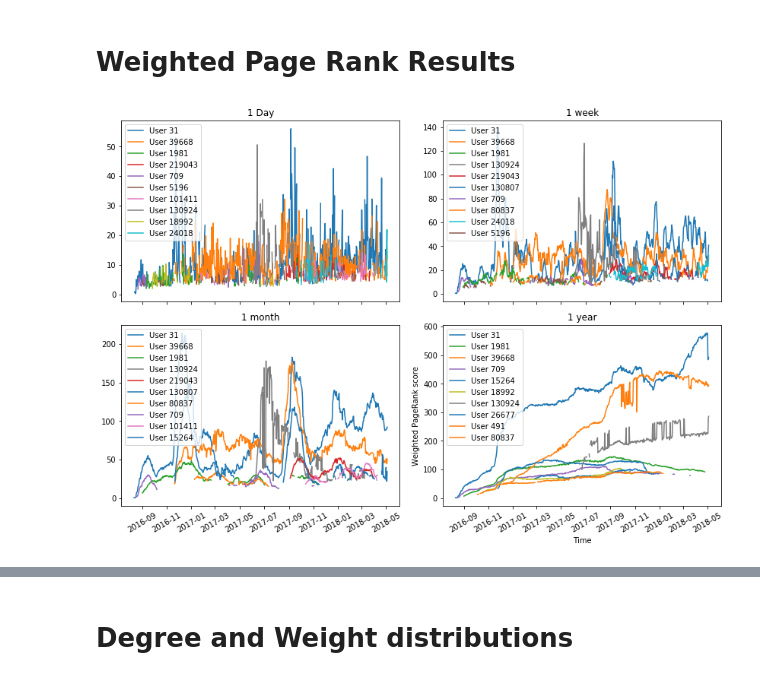
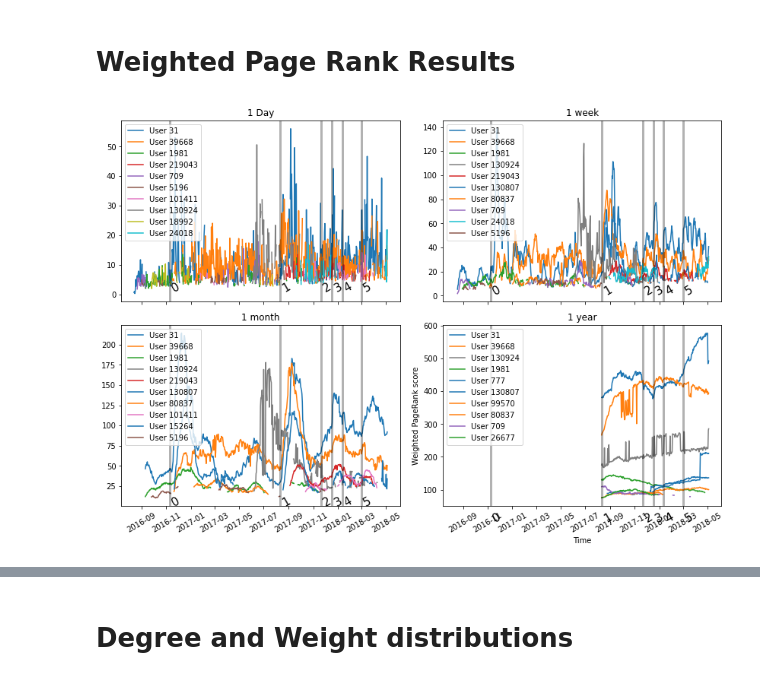
Before and after one commit to miratepuffin/Raphtory-Plots, a Jupyter notebook: GabPlots2.ipynb, the cells around one changed output, grey strips where cells are left out. Saved outputs shown, nothing was run; the diff lists cells and outputs as text; code cells hidden in the pictures.

Commit message:
adding latest jsons and plotting code'

```diff
--- a/GabPlots2.ipynb
+++ b/GabPlots2.ipynb
@@ -17,6 +18,13 @@ import networkx as nx
 a4_dims = (11.7, 8.27)
 windows = [86400000, 604800000, 2592000000, 31536000000]
 window_names = ['1 Day', '1 week', '1 month', '1 year']
+# %%
+events = {'2016-11-09': 'Trump wins election', \
+          '2017-08-11': 'Unite the Right rally', \
+          '2017-11-21': 'Plan to repeal net neutrality', \
+          '2017-12-18': 'Twitter suspends white nationalists', \
+          '2018-01-12': 'Trump "shithole" comment', \
+          '2018-03-01': 'Gilmore lawsuit against Alex Jones'}
 # %%
 def get_df(json_file):
     x = json.load(open(json_file))
@@ -100,35 +108,46 @@ from collections import defaultdict
 
 fig, axes = plt.subplots(nrows=2,ncols=2,figsize=a4_dims, sharex=True)
 plt.xticks(rotation=30)
+
+start, end = '2016-07-30 23:00:00','2018-05-30'
 
 file = "degree/WeightedPageRank.json"
 prepare_pr_file(file)
 pagerank = get_df("degree/tmp.json")
 
 windows = [86400000, 604800000, 2592000000, 31536000000]
 window_names = ['1 Day', '1 week', '1 month', '1 year']
 linecols = defaultdict(lambda : next(ax._get_lines.prop_cycler)['color'])
 
 for i, ax in enumerate(axes.flatten()):
     window = windows[i]
     name = window_names[i]
-    pr = pagerank[pagerank['windowsize']==window]
+    y = pagerank
+    mask = (y['time']>=start) & (y['time'] <= end) & (y['time'] >= y.iloc[0]['time'] + timedelta(microseconds=1000*window))
+    y=y[mask]
+    y['time'] = y['time'] - timedelta(microseconds=500*i)
+    pr = y[y['windowsize']==window]
     times = np.asarray(pr['time'])
     all_users = list(itertools.chain.from_iterable(pr['bestusers'].tolist()))
     unique_users = list(map(lambda y:y[0],Counter(list(map(lambda row: row['id'], all_users))).most_common(10)))
     #unique_users = (31,4987,1981,709,1175,18992,491,5196,1759,4555)
     for user in list(unique_users):
         ax.plot(times,get_pr_trajectory(user,pr),label="User "+str(user), color=linecols[user])
+    index=0
+    for event in events.keys():
+        ax.axvline(x=event, color='black', alpha=0.3, linewidth=3)
+        ax.text(event, 0.8, str(index), rotation=30, fontsize=15)
+        index +=1
     ax.set_title(name)
     ax.xaxis.set_tick_params(rotation=30)
     ax.legend()
 
 plt.xlabel('Time')
 plt.ylabel('Weighted PageRank score')
 plt.tight_layout()
 plt.show()
 # %% [output]
-[figure, old version]
+[figure, new version]
 # %%
 def get_degree(rankings, user):
     for row in rankings:
```
Also changed, not shown: parts of 9 cells of this notebook, 14 other files.
